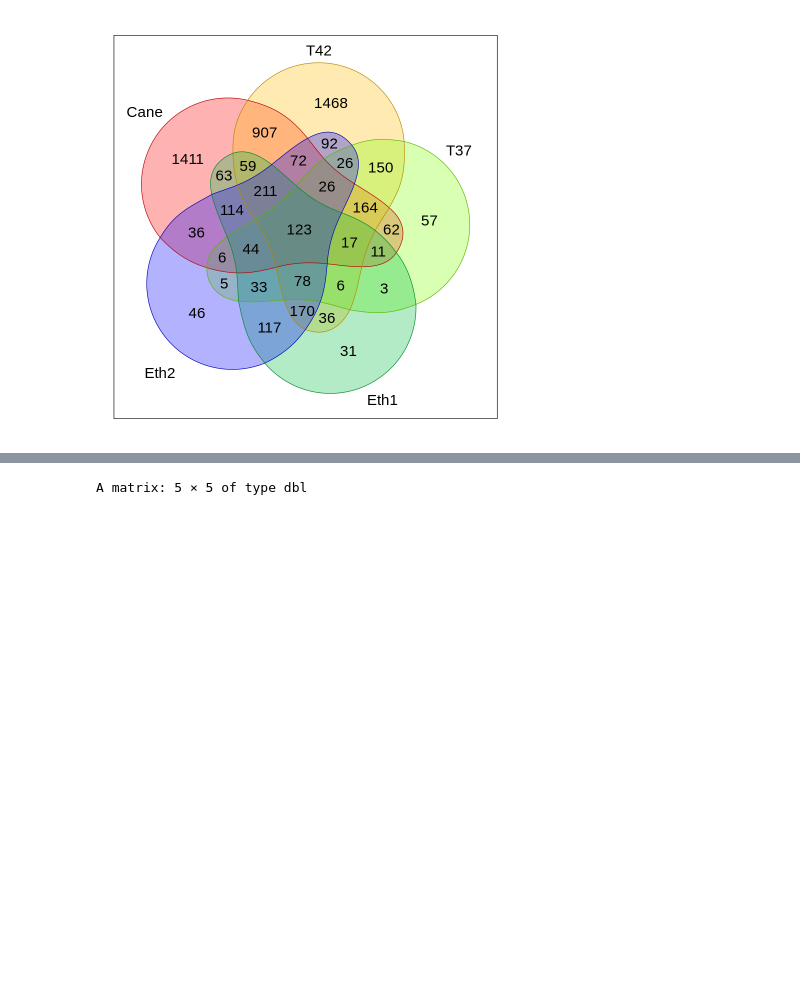
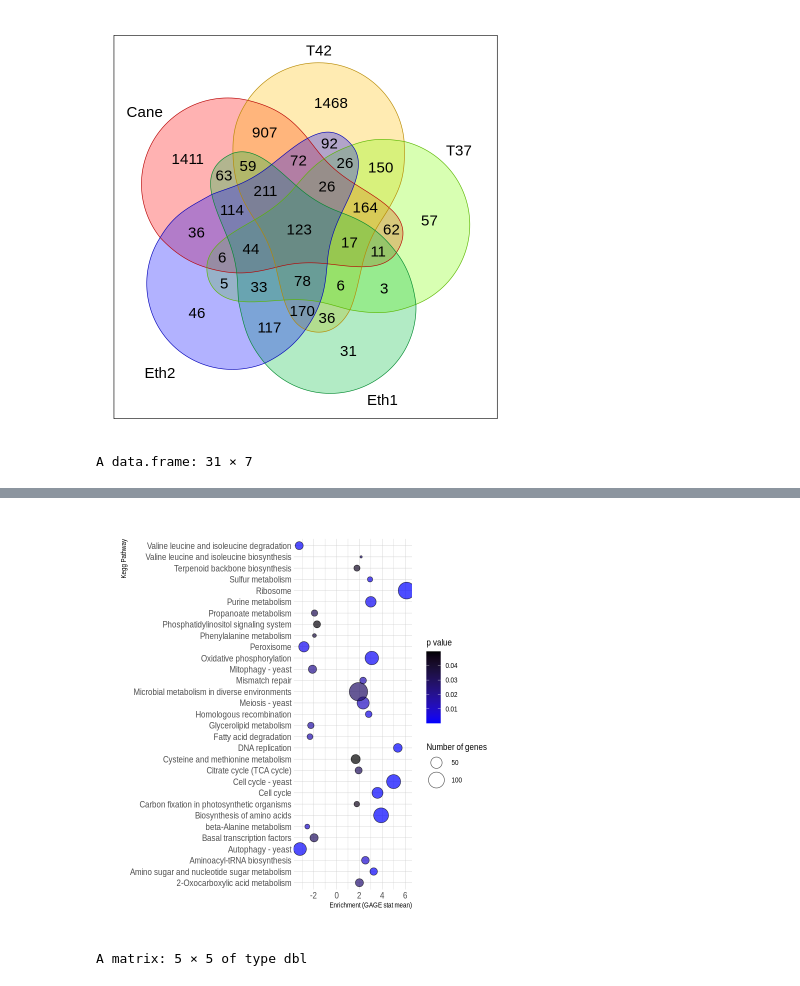
Before and after one commit to computational-chemical-biology/cis_reg, a Jupyter notebook: cis_reg_paper.ipynb, the cells around one changed output, grey strips where cells are left out. Drawn from its saved outputs; the diff is of its cells as text; code cells hidden in the pictures; blank space fills up the shorter version.

Commit message:
adding bubble plot

```diff
--- a/cis_reg_paper.ipynb
+++ b/cis_reg_paper.ipynb
@@ -282,3 +282,21 @@ x = list(Cane=icane, T42=i42, T37=i37, Eth1=iet1, Eth2=iet2)
 venn::venn(x, ilab=TRUE, zcolor = "style", plotsize = 17, ilcs = 1.5, sncs = 1.5)
 # %% [output]
 [figure]
+# %%
+cane_gg = read.csv2(file = "aux_data/kegg_path/cane_pathways/cane_plot.csv",
+                    sep=",", stringsAsFactors = F,)
+
+cane_gg
+cane_gg$p.val = as.numeric(cane_gg$p.val)
+cane_gg$stat.mean = as.numeric(cane_gg$stat.mean)
+
+
+ggplot(data = cane_gg, aes(x=stat.mean, y=Path, size=set.size, fill=p.val)) +
+  geom_point(alpha=0.70, shape=21, color="black") +
+  scale_fill_gradient(low = "blue", high = "black", na.value = NA, name="p value")+
+  scale_size(range = c(1, 10), name = "Number of genes") +
+  theme_ipsum() +
+  ylab("Kegg Pathway") +
+  xlab("Enrichment (GAGE stat mean)")
+# %% [output]
+A data.frame: 31 × 7
@@ -285,3 +321,4 @@ venn::venn(x, ilab=TRUE, zcolor = "style", plotsize = 17, ilcs = 1.5, sncs = 1.5
+[figure, added]
 # %%
 #func_analy(base = "kog", data_filter = cane_filter, marg = c(4.25,24.5,1,5), legX = 65, legY = 75, limi = c(0, 200))
 # %%
```
Also changed, not shown: parts of 1 cell of this notebook, 3 other files.
